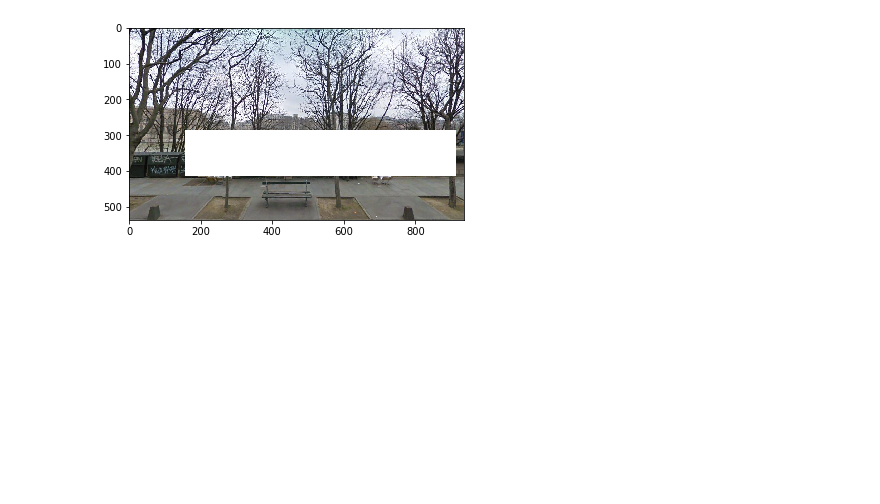
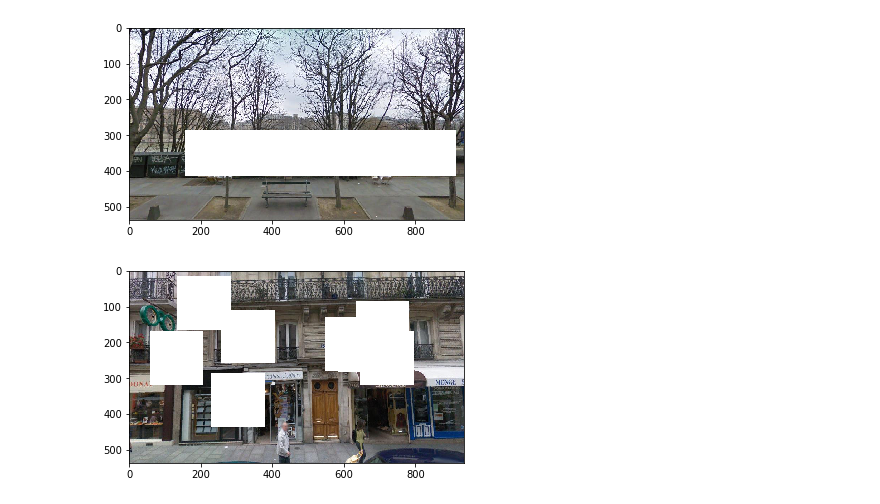
Before and after one commit to a92920/ProjectGAN, a Jupyter notebook: EDA_TRAIN.ipynb, the cells around one changed output. Drawn from its saved outputs; the diff is of its cells as text; code cells hidden in the pictures; blank space fills up the shorter version.

```diff
--- a/EDA_TRAIN.ipynb
+++ b/EDA_TRAIN.ipynb
@@ -26,3 +26,24 @@ plt.imshow(images[0])
 # %% [output]
 <matplotlib.image.AxesImage at 0x...>
 [figure]
+# %%
+# overlaps
+# not exactly 25%
+def cover_percentage(img):
+    img = img.copy()
+    for i in range(8):
+        img_perc_covered = img.flatten()
+        img_perc_covered = np.count_nonzero( img_perc_covered == 255) / img_perc_covered.shape[0]
+        if(img_perc_covered < 0.25):
+            cover = [150,150]
+            corner = [np.random.randint(0,537-cover[0]), np.random.randint(0,936-cover[1])]
+            img[corner[0]:cover[0]+corner[0],corner[1]:cover[1]+corner[1]] = 255
+            plt.imshow(img)
+        else:
+            img_perc_covered = img.flatten()
+            print((np.count_nonzero( img_perc_covered == 255) / img_perc_covered.shape[0])*100)
+            break
+# %%
+cover_percentage(images[89])
+# %% [output]
+[figure, added]
```
